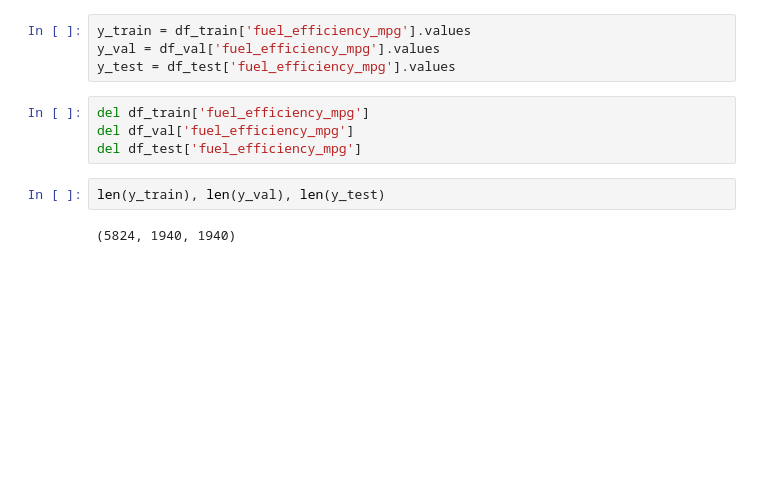
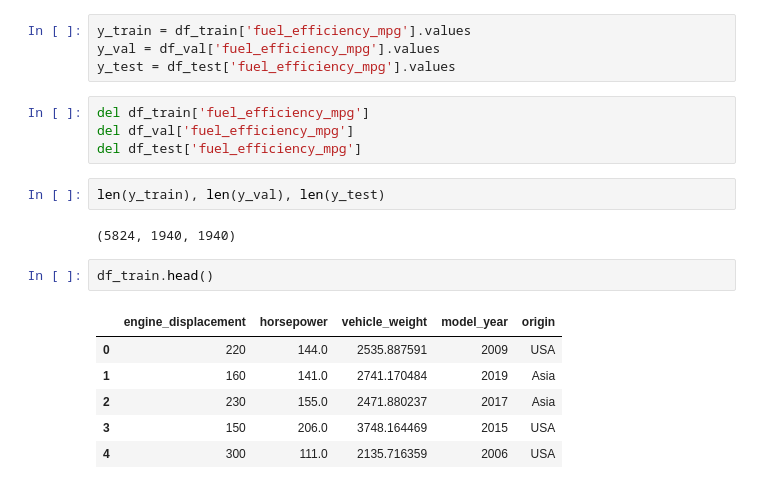
Before and after one commit to BhuvanChaithanya/machine-learning-zoomcamp-homework, a Jupyter notebook: 02-regression/homework2.ipynb, the cells around one changed output. Cells and saved outputs as stored; diff of their text form; blank space fills up the shorter version.

```diff
--- a/02-regression/homework2.ipynb
+++ b/02-regression/homework2.ipynb
@@ -168,3 +168,12 @@ del df_test['fuel_efficiency_mpg']
 len(y_train), len(y_val), len(y_test)
 # %% [output]
 (5824, 1940, 1940)
+# %%
+df_train.head()
+# %% [output]
+|  | engine_displacement | horsepower | vehicle_weight | model_year | origin |
+| 0 | 220 | 144.0 | 2535.887591 | 2009 | USA |
+| 1 | 160 | 141.0 | 2741.170484 | 2019 | Asia |
+| 2 | 230 | 155.0 | 2471.880237 | 2017 | Asia |
+| 3 | 150 | 206.0 | 3748.164469 | 2015 | USA |
+| 4 | 300 | 111.0 | 2135.716359 | 2006 | USA |
```
Also changed, not shown: parts of 5 cells of this notebook.
